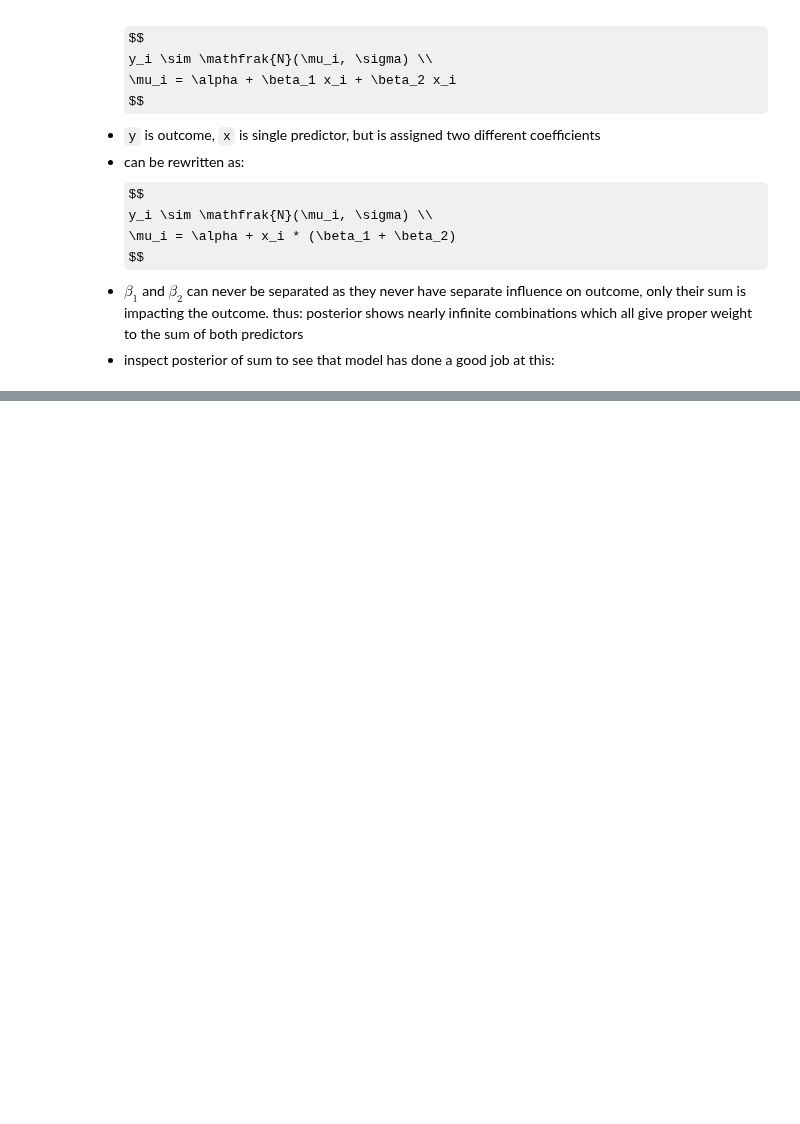
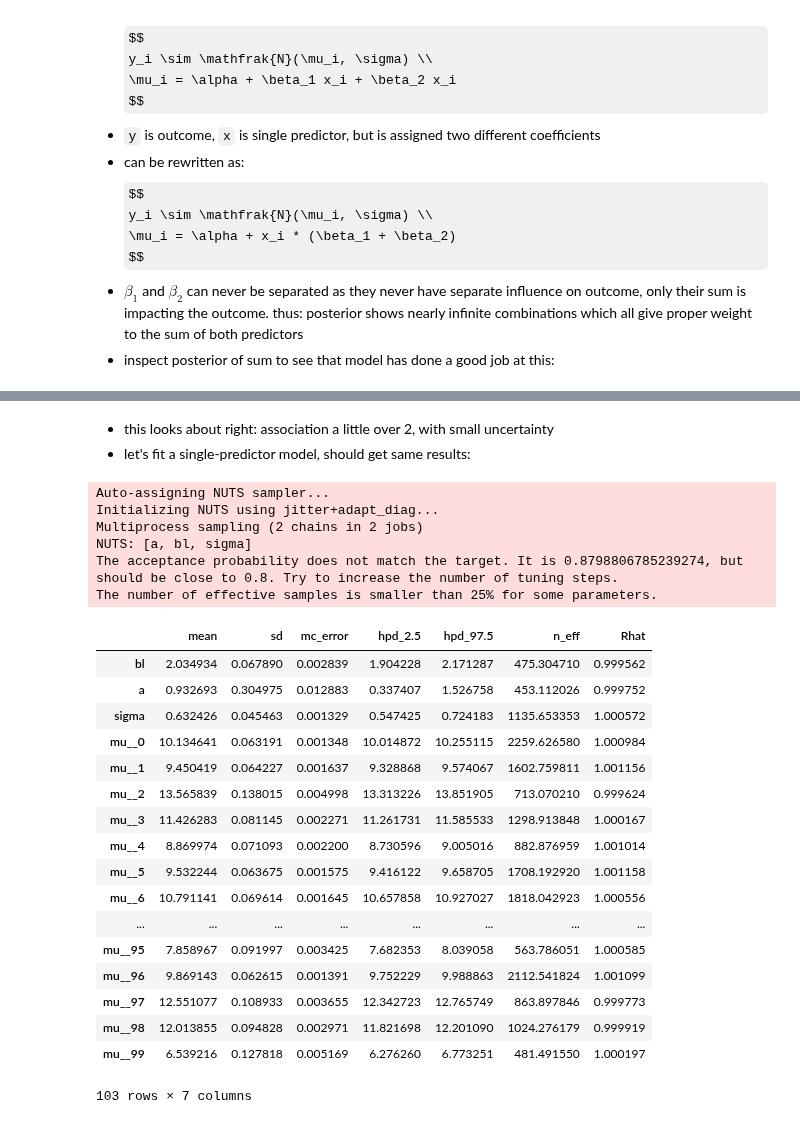
Before and after one commit to nwweber/statistical_rethinking, a Jupyter notebook: chapter_05_multivariate_linear_models.ipynb, the cells around one changed output, grey strips where cells are left out. Drawn from its saved outputs; the diff is of its cells as text; code cells hidden in the pictures; some formulas as TeX source; blank space fills up the shorter version.

Commit message:
Ch. 5 through Code 5.35
Finished Section 'Multicollinear Legs', began Section 'Multicollinear Milk'. Useful information about model interpretation in the text.

```diff
--- a/chapter_05_multivariate_linear_models.ipynb
+++ b/chapter_05_multivariate_linear_models.ipynb
@@ -941,0 +942,42 @@ $$
+# %% [markdown]
+* this looks about right: association a little over 2, with small uncertainty
+* let's fit a single-predictor model, should get same results:
+# %%
+# Code 5.34
+with pm.Model() as m5_9:
+    sigma = pm.Uniform('sigma', 0, 10)
+    bl = pm.Normal('bl', 2, 10)
+    a = pm.Normal('a', 10, 100)
+
+    mu = pm.Deterministic('mu', a + bl * d.leg_left)
+
+    height = pm.Normal('height', mu, sigma, observed = d.height)
+
+    trace_m5_9 = pm.sample(draws=1000, tune=1000)
+
+pm.summary(trace_m5_9)
+# %% [output]
+Auto-assigning NUTS sampler...
+Initializing NUTS using jitter+adapt_diag...
+Multiprocess sampling (2 chains in 2 jobs)
+NUTS: [a, bl, sigma]
+The acceptance probability does not match the target. It is 0.8798806785239274, but should be close to 0.8. Try to increase the number of tuning steps.
+The number of effective samples is smaller than 25% for some parameters.
+|  | mean | sd | mc_error | hpd_2.5 | hpd_97.5 | n_eff | Rhat |
+| bl | 2.034934 | 0.067890 | 0.002839 | 1.904228 | 2.171287 | 475.304710 | 0.999562 |
+| a | 0.932693 | 0.304975 | 0.012883 | 0.337407 | 1.526758 | 453.112026 | 0.999752 |
+| sigma | 0.632426 | 0.045463 | 0.001329 | 0.547425 | 0.724183 | 1135.653353 | 1.000572 |
+| mu__0 | 10.134641 | 0.063191 | 0.001348 | 10.014872 | 10.255115 | 2259.626580 | 1.000984 |
+| mu__1 | 9.450419 | 0.064227 | 0.001637 | 9.328868 | 9.574067 | 1602.759811 | 1.001156 |
+| mu__2 | 13.565839 | 0.138015 | 0.004998 | 13.313226 | 13.851905 | 713.070210 | 0.999624 |
+| mu__3 | 11.426283 | 0.081145 | 0.002271 | 11.261731 | 11.585533 | 1298.913848 | 1.000167 |
+| mu__4 | 8.869974 | 0.071093 | 0.002200 | 8.730596 | 9.005016 | 882.876959 | 1.001014 |
+| mu__5 | 9.532244 | 0.063675 | 0.001575 | 9.416122 | 9.658705 | 1708.192920 | 1.001158 |
+| mu__6 | 10.791141 | 0.069614 | 0.001645 | 10.657858 | 10.927027 | 1818.042923 | 1.000556 |
+| ... | ... | ... | ... | ... | ... | ... | ... |
+| mu__95 | 7.858967 | 0.091997 | 0.003425 | 7.682353 | 8.039058 | 563.786051 | 1.000585 |
+| mu__96 | 9.869143 | 0.062615 | 0.001391 | 9.752229 | 9.988863 | 2112.541824 | 1.001099 |
+| mu__97 | 12.551077 | 0.108933 | 0.003655 | 12.342723 | 12.765749 | 863.897846 | 0.999773 |
+| mu__98 | 12.013855 | 0.094828 | 0.002971 | 11.821698 | 12.201090 | 1024.276179 | 0.999919 |
+| mu__99 | 6.539216 | 0.127818 | 0.005169 | 6.276260 | 6.773251 | 481.491550 | 1.000197 |
+103 rows × 7 columns
```
Also changed, not shown: parts of 33 cells of this notebook.
